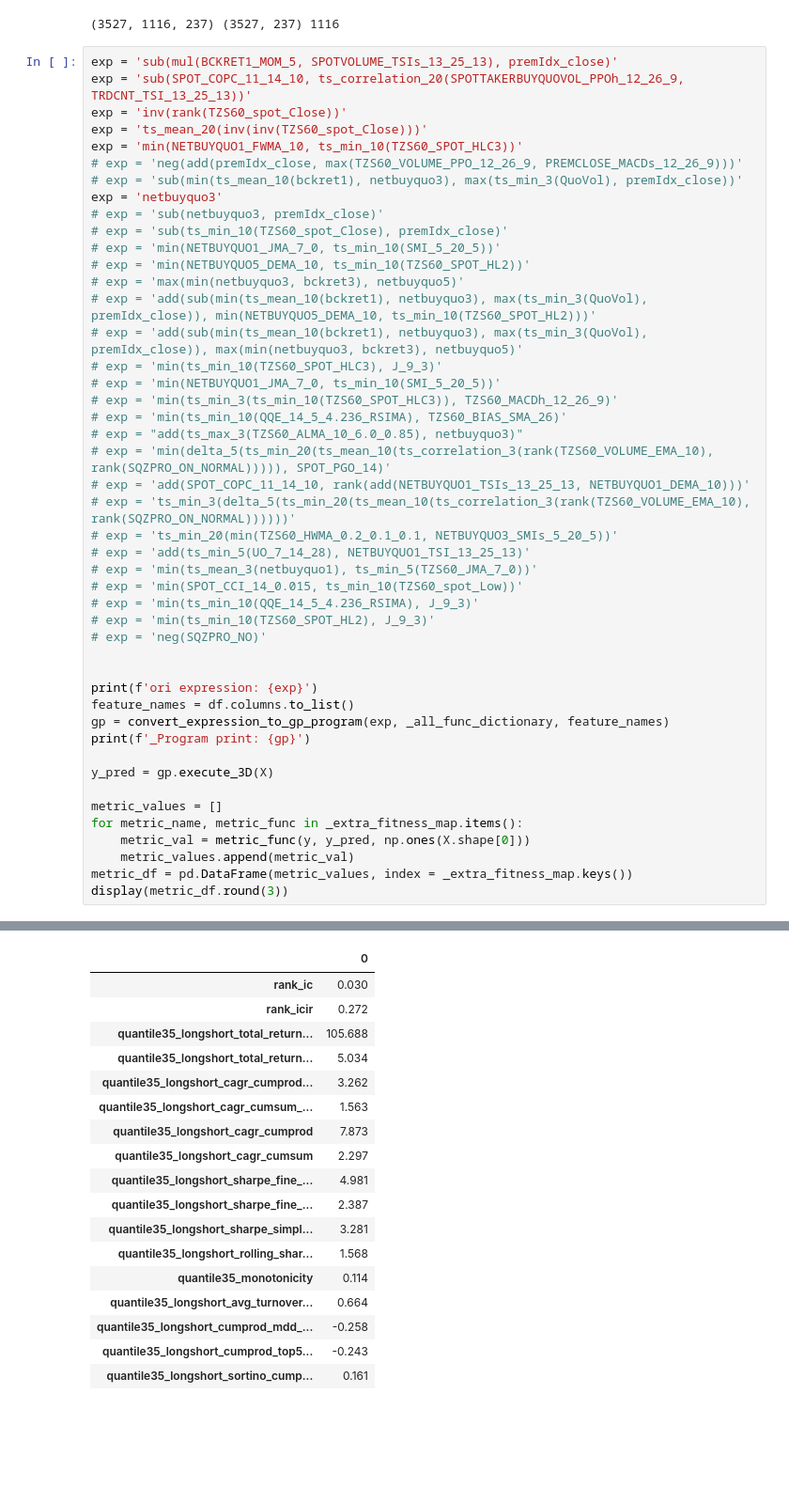
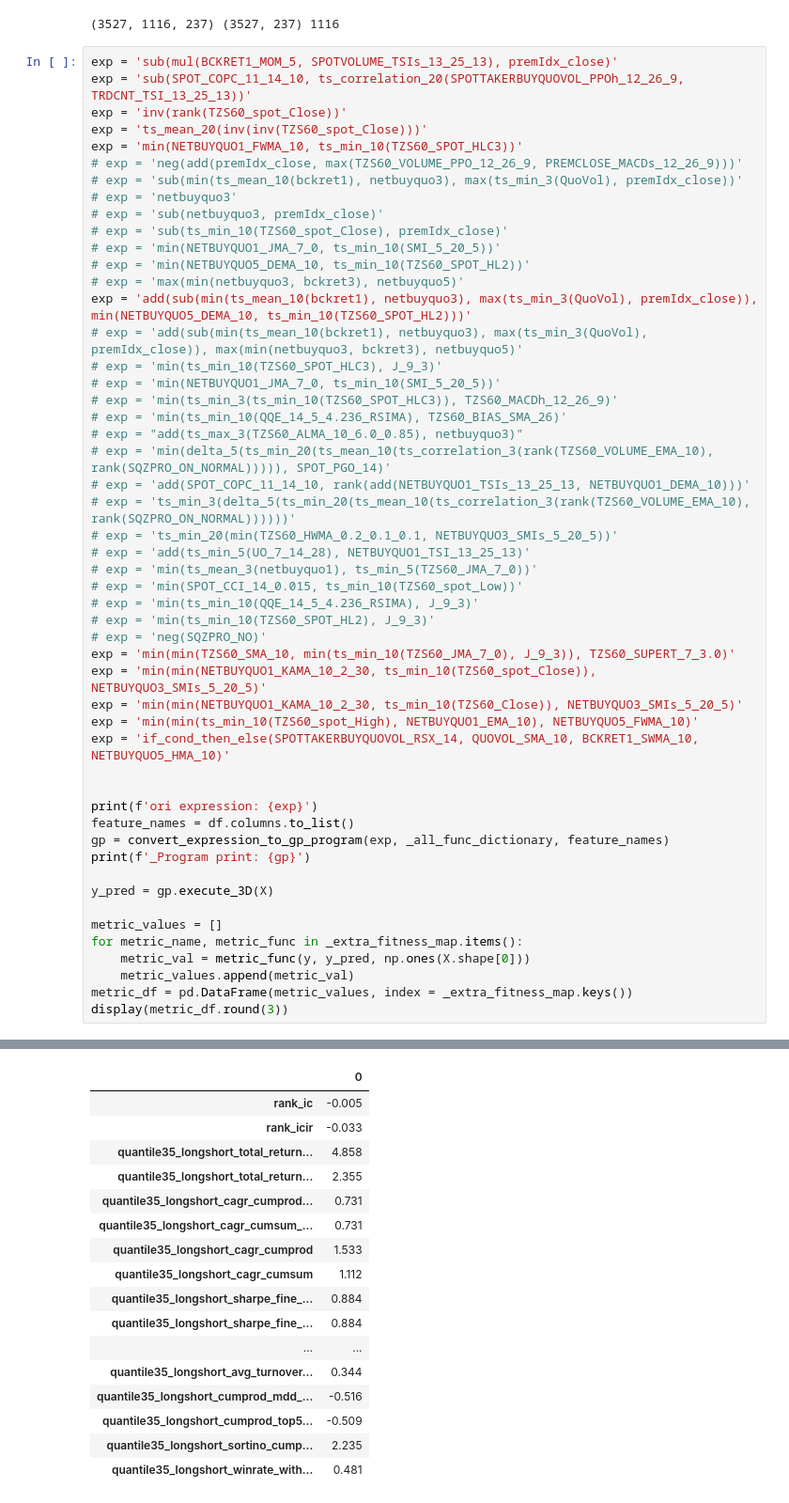
Before and after one commit to pennymax/gplearn, a Jupyter notebook: mytest_fitness.ipynb, the cells around one changed output, grey strips where cells are left out. Shown at 94% size. Cells and saved outputs as stored; diff of their text form; blank space fills up the shorter version.

```diff
--- a/mytest_fitness.ipynb
+++ b/mytest_fitness.ipynb
@@ -166,13 +166,13 @@ exp = 'ts_mean_20(inv(inv(TZS60_spot_Close)))'
 exp = 'min(NETBUYQUO1_FWMA_10, ts_min_10(TZS60_SPOT_HLC3))'
 # exp = 'neg(add(premIdx_close, max(TZS60_VOLUME_PPO_12_26_9, PREMCLOSE_MACDs_12_26_9)))'
 # exp = 'sub(min(ts_mean_10(bckret1), netbuyquo3), max(ts_min_3(QuoVol), premIdx_close))'
-exp = 'netbuyquo3'
+# exp = 'netbuyquo3'
 # exp = 'sub(netbuyquo3, premIdx_close)'
 # exp = 'sub(ts_min_10(TZS60_spot_Close), premIdx_close)'
 # exp = 'min(NETBUYQUO1_JMA_7_0, ts_min_10(SMI_5_20_5))'
 # exp = 'min(NETBUYQUO5_DEMA_10, ts_min_10(TZS60_SPOT_HL2))'
 # exp = 'max(min(netbuyquo3, bckret3), netbuyquo5)'
-# exp = 'add(sub(min(ts_mean_10(bckret1), netbuyquo3), max(ts_min_3(QuoVol), premIdx_close)), min(NETBUYQUO5_DEMA_10, ts_min_10(TZS60_SPOT_HL2)))'
+exp = 'add(sub(min(ts_mean_10(bckret1), netbuyquo3), max(ts_min_3(QuoVol), premIdx_close)), min(NETBUYQUO5_DEMA_10, ts_min_10(TZS60_SPOT_HL2)))'
 # exp = 'add(sub(min(ts_mean_10(bckret1), netbuyquo3), max(ts_min_3(QuoVol), premIdx_close)), max(min(netbuyquo3, bckret3), netbuyquo5)'
 # exp = 'min(ts_min_10(TZS60_SPOT_HLC3), J_9_3)'
 # exp = 'min(NETBUYQUO1_JMA_7_0, ts_min_10(SMI_5_20_5))'
@@ -189,6 +189,11 @@ exp = 'netbuyquo3'
 # exp = 'min(ts_min_10(QQE_14_5_4.236_RSIMA), J_9_3)'
 # exp = 'min(ts_min_10(TZS60_SPOT_HL2), J_9_3)'
 # exp = 'neg(SQZPRO_NO)'
+exp = 'min(min(TZS60_SMA_10, min(ts_min_10(TZS60_JMA_7_0), J_9_3)), TZS60_SUPERT_7_3.0)'
+exp = 'min(min(NETBUYQUO1_KAMA_10_2_30, ts_min_10(TZS60_spot_Close)), NETBUYQUO3_SMIs_5_20_5)'
+exp = 'min(min(NETBUYQUO1_KAMA_10_2_30, ts_min_10(TZS60_Close)), NETBUYQUO3_SMIs_5_20_5)'
+exp = 'min(min(ts_min_10(TZS60_spot_High), NETBUYQUO1_EMA_10), NETBUYQUO5_FWMA_10)'
+exp = 'if_cond_then_else(SPOTTAKERBUYQUOVOL_RSX_14, QUOVOL_SMA_10, BCKRET1_SWMA_10, NETBUYQUO5_HMA_10)'
 
 
 print(f'ori expression: {exp}')
@@ -210,18 +215,17 @@ _Program print: sub(netbuyquo3, premIdx_close)
 |  | 0 |
-| rank_ic | 0.030 |
-| rank_icir | 0.272 |
-| quantile35_longshort_total_return... | 105.688 |
-| quantile35_longshort_total_return... | 5.034 |
-| quantile35_longshort_cagr_cumprod... | 3.262 |
-| quantile35_longshort_cagr_cumsum_... | 1.563 |
-| quantile35_longshort_cagr_cumprod | 7.873 |
-| quantile35_longshort_cagr_cumsum | 2.297 |
-| quantile35_longshort_sharpe_fine_... | 4.981 |
-| quantile35_longshort_sharpe_fine_... | 2.387 |
-| quantile35_longshort_sharpe_simpl... | 3.281 |
-| quantile35_longshort_rolling_shar... | 1.568 |
-| quantile35_monotonicity | 0.114 |
-| quantile35_longshort_avg_turnover... | 0.664 |
-| quantile35_longshort_cumprod_mdd_... | -0.258 |
-| quantile35_longshort_cumprod_top5... | -0.243 |
-| quantile35_longshort_sortino_cump... | 0.161 |
+| rank_ic | -0.005 |
+| rank_icir | -0.033 |
+| quantile35_longshort_total_return... | 4.858 |
+| quantile35_longshort_total_return... | 2.355 |
+| quantile35_longshort_cagr_cumprod... | 0.731 |
+| quantile35_longshort_cagr_cumsum_... | 0.731 |
+| quantile35_longshort_cagr_cumprod | 1.533 |
+| quantile35_longshort_cagr_cumsum | 1.112 |
+| quantile35_longshort_sharpe_fine_... | 0.884 |
+| quantile35_longshort_sharpe_fine_... | 0.884 |
+| ... | ... |
+| quantile35_longshort_avg_turnover... | 0.344 |
+| quantile35_longshort_cumprod_mdd_... | -0.516 |
+| quantile35_longshort_cumprod_top5... | -0.509 |
+| quantile35_longshort_sortino_cump... | 2.235 |
+| quantile35_longshort_winrate_with... | 0.481 |
```
Also changed, not shown: parts of 11 cells of this notebook, 2 other files.
